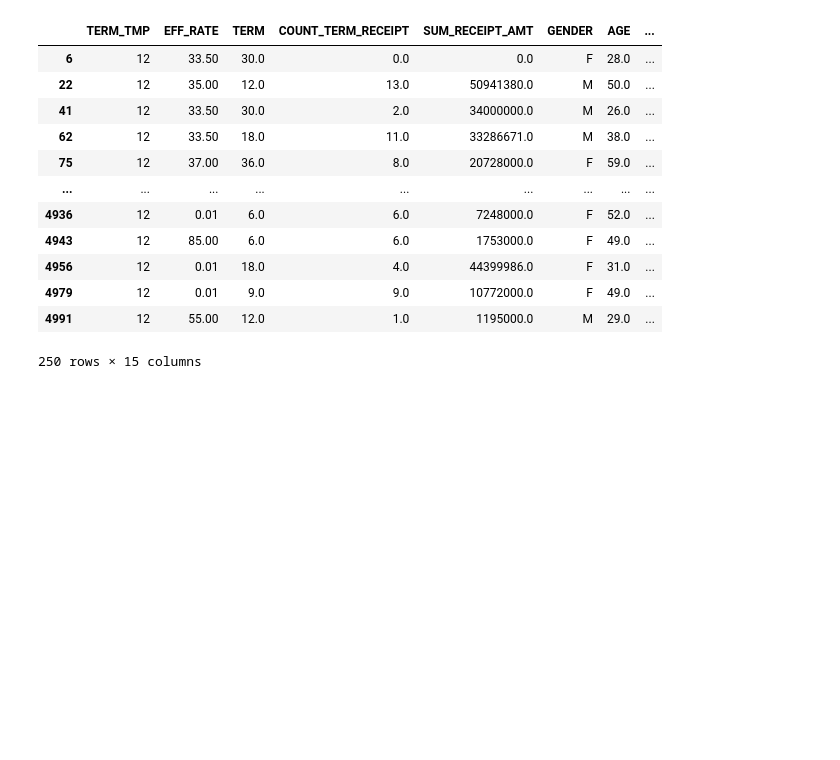
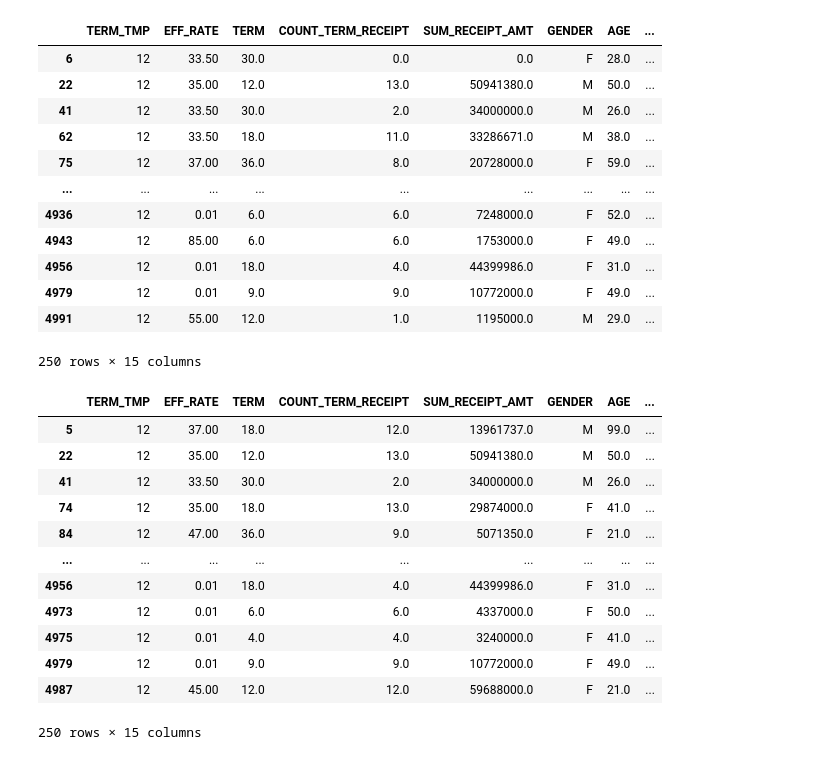
Before and after one commit to lenguyen1807/HCMUS-CSC18101-AI-for-Security, a Jupyter notebook: lab_3/source.ipynb, the cells around one changed output. Saved outputs shown, nothing was run; the diff lists cells and outputs as text; code cells hidden in the pictures; blank space fills up the shorter version.

Commit message:
add lof sample

```diff
--- a/lab_3/source.ipynb
+++ b/lab_3/source.ipynb
@@ -235,3 +235,19 @@ iso_anomalous_samples
 | 4979 | 12 | 0.01 | 9.0 | 9.0 | 10772000.0 | F | 49.0 | ... |
 | 4991 | 12 | 55.00 | 12.0 | 1.0 | 1195000.0 | M | 29.0 | ... |
 250 rows × 15 columns
+# %%
+lof_anomalous_samples
+# %% [output]
+|  | TERM_TMP | EFF_RATE | TERM | COUNT_TERM_RECEIPT | SUM_RECEIPT_AMT | GENDER | AGE | ... |
+| 5 | 12 | 37.00 | 18.0 | 12.0 | 13961737.0 | M | 99.0 | ... |
+| 22 | 12 | 35.00 | 12.0 | 13.0 | 50941380.0 | M | 50.0 | ... |
+| 41 | 12 | 33.50 | 30.0 | 2.0 | 34000000.0 | M | 26.0 | ... |
+| 74 | 12 | 35.00 | 18.0 | 13.0 | 29874000.0 | F | 41.0 | ... |
+| 84 | 12 | 47.00 | 36.0 | 9.0 | 5071350.0 | F | 21.0 | ... |
+| ... | ... | ... | ... | ... | ... | ... | ... | ... |
+| 4956 | 12 | 0.01 | 18.0 | 4.0 | 44399986.0 | F | 31.0 | ... |
+| 4973 | 12 | 0.01 | 6.0 | 6.0 | 4337000.0 | F | 50.0 | ... |
+| 4975 | 12 | 0.01 | 4.0 | 4.0 | 3240000.0 | F | 41.0 | ... |
+| 4979 | 12 | 0.01 | 9.0 | 9.0 | 10772000.0 | F | 49.0 | ... |
+| 4987 | 12 | 45.00 | 12.0 | 12.0 | 59688000.0 | F | 21.0 | ... |
+250 rows × 15 columns
```
